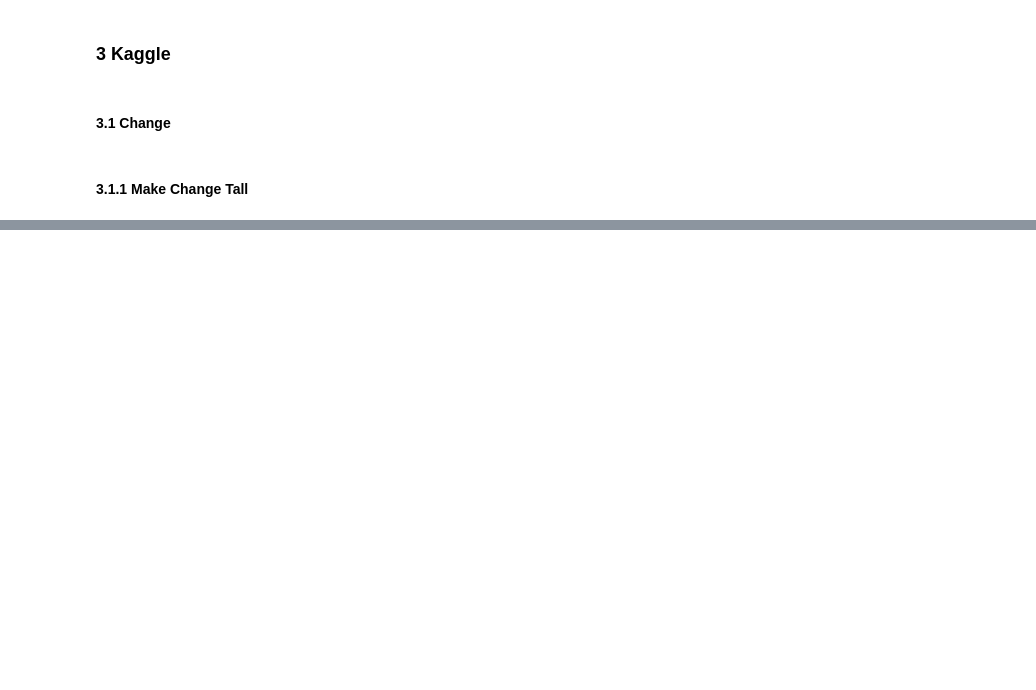
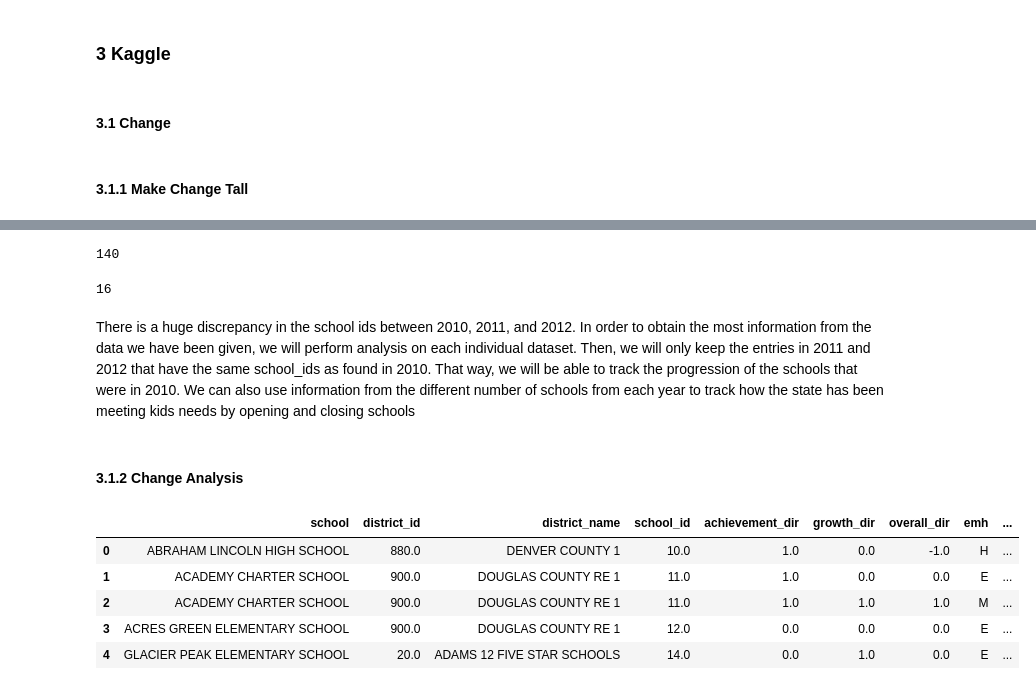
Before and after one commit to clewis53/CaeleyLewis-Capstone2-StoryOfColoradoEducation, a Jupyter notebook: notebooks/0.2-EDA.ipynb, the cells around one changed output, grey strips where cells are left out. Drawn from its saved outputs; the diff is of its cells as text; code cells hidden in the pictures; blank space fills up the shorter version.

```diff
--- a/notebooks/0.2-EDA.ipynb
+++ b/notebooks/0.2-EDA.ipynb
@@ -682,0 +779,22 @@ memory usage: 130.2+ KB
+# %%
+len(set(change_2010['school_id']) ^ set(change_2012['school_id']))
+# %% [output]
+140
+# %%
+len(change_2010) - len(change_2012)
+# %% [output]
+16
+# %% [markdown]
+There is a huge discrepancy in the school ids between 2010, 2011, and 2012. In order to obtain the most information from the data we have been given, we will perform analysis on each individual dataset. Then, we will only keep the entries in 2011 and 2012 that have the same school_ids as found in 2010. That way, we will be able to track the progression of the schools that were in 2010. We can also use information from the different number of schools from each year to track how the state has been meeting kids needs by opening and closing schools
+# %% [markdown]
+#### 3.1.2 Change Analysis <a name="change-analysis"></a>
+# %%
+change = make_datasets.make_tall((change_2010, change_2011, change_2012), (2010, 2011, 2012), 'year')
+change.head()
+# %% [output]
+|  | school | district_id | district_name | school_id | achievement_dir | growth_dir | overall_dir | emh | ... |
+| 0 | ABRAHAM LINCOLN HIGH SCHOOL | 880.0 | DENVER COUNTY 1 | 10.0 | 1.0 | 0.0 | -1.0 | H | ... |
+| 1 | ACADEMY CHARTER SCHOOL | 900.0 | DOUGLAS COUNTY RE 1 | 11.0 | 1.0 | 0.0 | 0.0 | E | ... |
+| 2 | ACADEMY CHARTER SCHOOL | 900.0 | DOUGLAS COUNTY RE 1 | 11.0 | 1.0 | 1.0 | 1.0 | M | ... |
+| 3 | ACRES GREEN ELEMENTARY SCHOOL | 900.0 | DOUGLAS COUNTY RE 1 | 12.0 | 0.0 | 0.0 | 0.0 | E | ... |
+| 4 | GLACIER PEAK ELEMENTARY SCHOOL | 20.0 | ADAMS 12 FIVE STAR SCHOOLS | 14.0 | 0.0 | 1.0 | 0.0 | E | ... |
```
Also changed, not shown: parts of 23 cells of this notebook, 8 other files.
